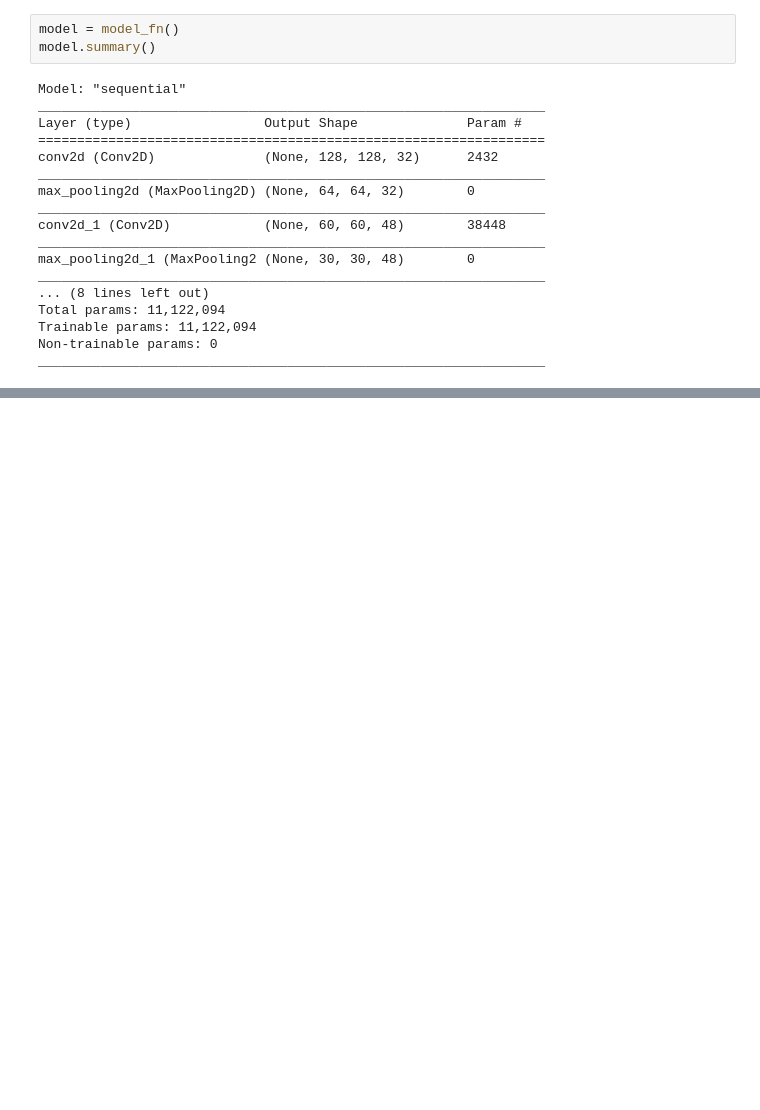
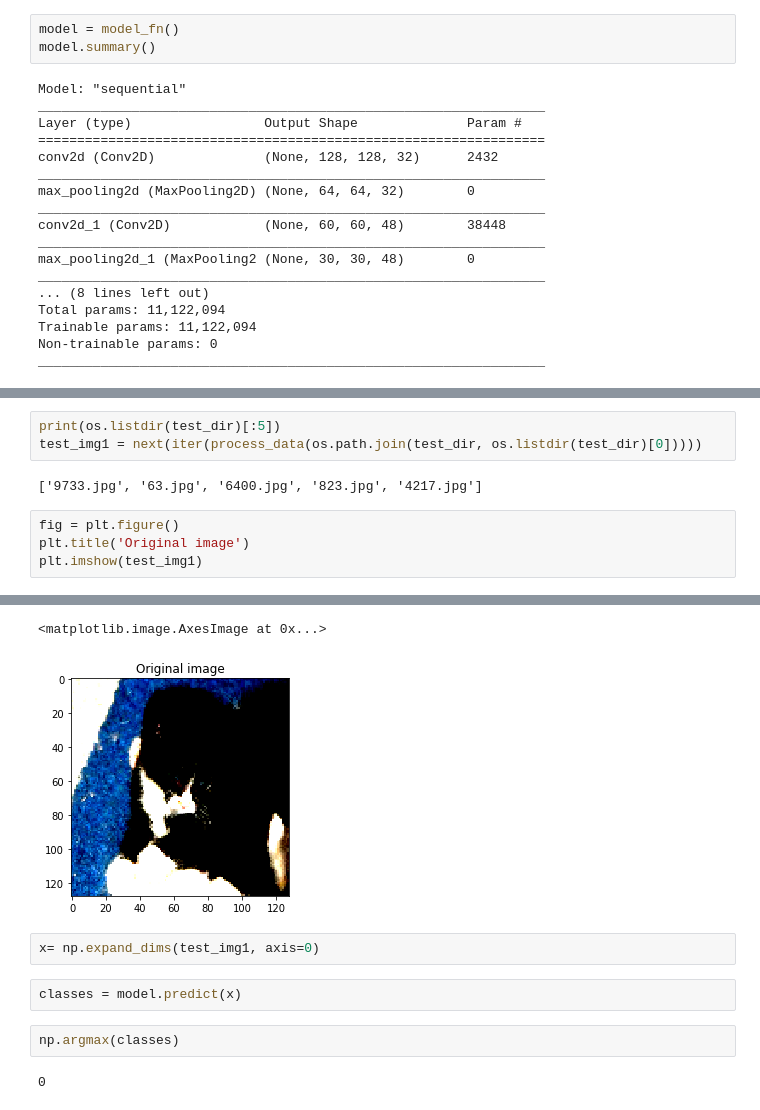
Before and after one commit to SatioO/DL_Practices, a Jupyter notebook: Detailed Model Analysis of Cats vs Dogs Dataset.ipynb, the cells around one changed output, grey strips where cells are left out. Saved outputs shown, nothing was run; the diff lists cells and outputs as text; blank space fills up the shorter version.

Commit message:
understandin of test images

```diff
--- a/Detailed Model Analysis of Cats vs Dogs Dataset.ipynb
+++ b/Detailed Model Analysis of Cats vs Dogs Dataset.ipynb
@@ -156,0 +137,10 @@ Epoch 5/5
+# %%
+print(os.listdir(test_dir)[:5])
+test_img1 = next(iter(process_data(os.path.join(test_dir, os.listdir(test_dir)[0]))))
+# %% [output]
+['9733.jpg', '63.jpg', '6400.jpg', '823.jpg', '4217.jpg']
+# %%
+fig = plt.figure()
+plt.title('Original image')
+plt.imshow(test_img1)
+# %% [output]
@@ -156,0 +148,10 @@ Epoch 5/5
+<matplotlib.image.AxesImage at 0x...>
+[figure, added]
+# %%
+x= np.expand_dims(test_img1, axis=0)
+# %%
+classes = model.predict(x)
+# %%
+np.argmax(classes)
+# %% [output]
+0
```
Also changed, not shown: parts of 6 cells of this notebook, 8 other files.
